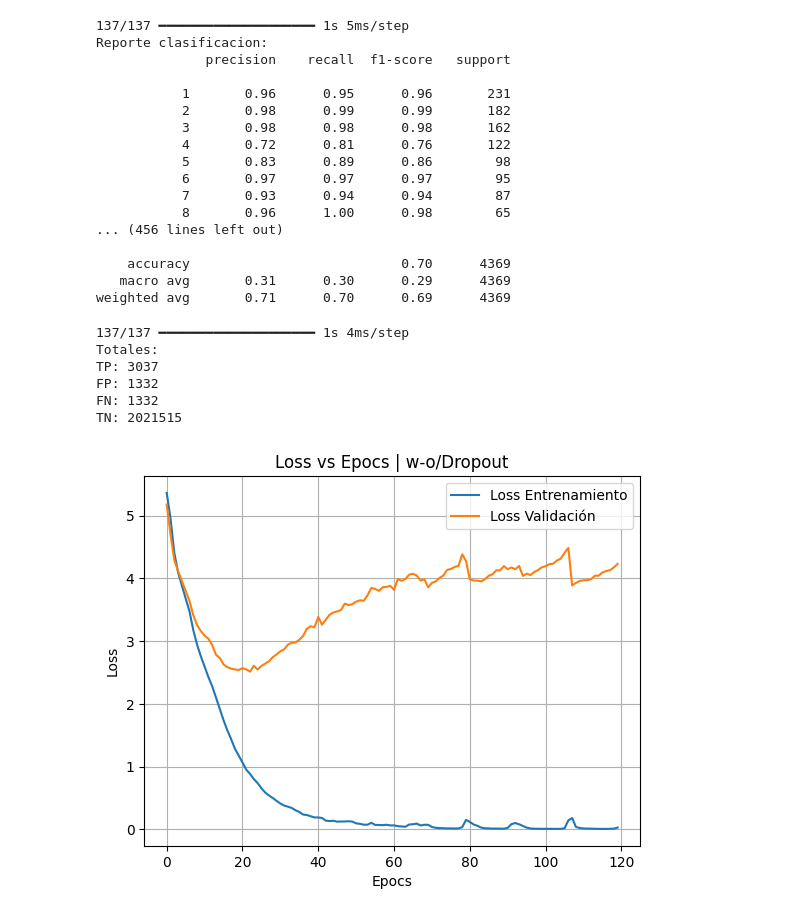
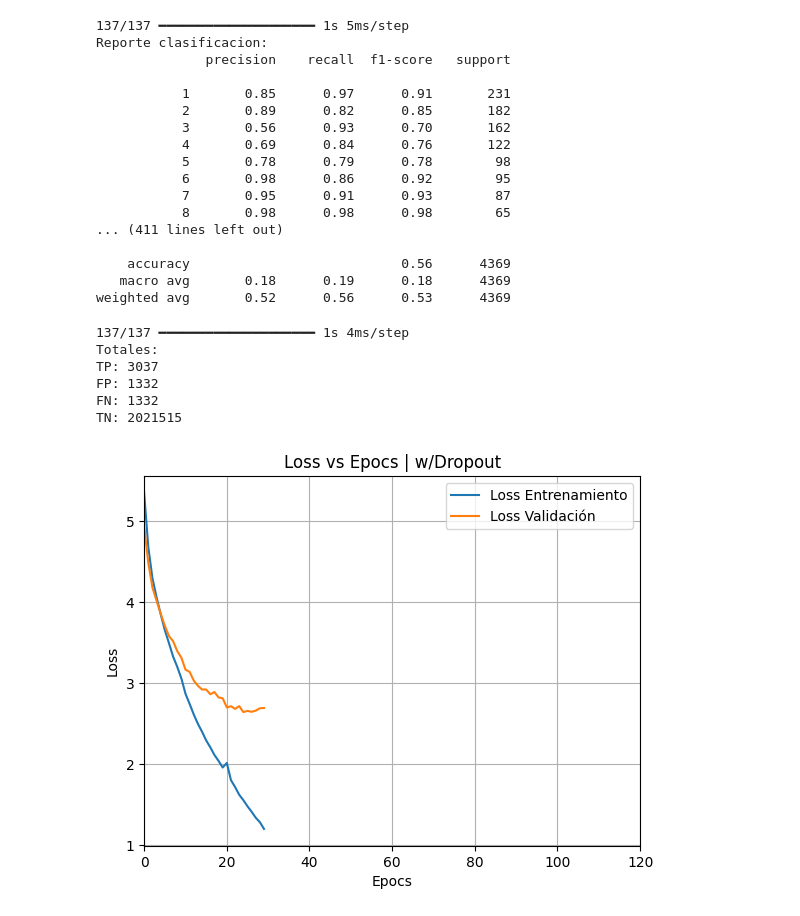
Before and after one commit to Lunusushi/Embedding-ML, a Jupyter notebook: Analisis.ipynb, the cells around one changed output. Cells and saved outputs as stored; diff of their text form; code cells hidden in the pictures.

```diff
--- a/Analisis.ipynb
+++ b/Analisis.ipynb
@@ -115,13 +103,13 @@ Accuracy en test: 69.51%
 # %%
 #Guarda el modelo
-model.save("modelo_generalwithDropout.keras")  #Cambiar nombres al momento de guardar
-with open("historyMGDropout.pkl", "wb") as f:        #Cambiar nombres al momento de guardar
+model.save("modelo_general_withDropout30epochs.keras")  #Cambiar nombres al momento de guardar
+with open("historyMGdropout30E.pkl", "wb") as f:        #Cambiar nombres al momento de guardar
     pickle.dump(history.history, f)
 # %%
 #Carga el modelo
-model = load_model("modelo_generalwithDropout.keras")
+model = load_model("modelo_general_withDropout30epochs.keras")
 
-with open("historyMGDropout.pkl", "rb") as f:    #Cambiar nombres al momento de guardar
+with open("historyMGdropout30E.pkl", "rb") as f:    #Cambiar nombres al momento de guardar
     history = pickle.load(f)
 # %%
 #Metricas de desempeño
@@ -136,17 +124,17 @@ print(f"Reporte clasificacion:\n{classification_report(y_test, y_pred_classes)}"
 Reporte clasificacion:
               precision    recall  f1-score   support
 
-           1       0.96      0.95      0.96       231
-           2       0.98      0.99      0.99       182
-           3       0.98      0.98      0.98       162
-           4       0.72      0.81      0.76       122
-           5       0.83      0.89      0.86        98
-           6       0.97      0.97      0.97        95
-           7       0.93      0.94      0.94        87
-           8       0.96      1.00      0.98        65
-... (456 lines left out)
+           1       0.85      0.97      0.91       231
+           2       0.89      0.82      0.85       182
+           3       0.56      0.93      0.70       162
+           4       0.69      0.84      0.76       122
+           5       0.78      0.79      0.78        98
+           6       0.98      0.86      0.92        95
+           7       0.95      0.91      0.93        87
+           8       0.98      0.98      0.98        65
+... (411 lines left out)
 
-    accuracy                           0.70      4369
-   macro avg       0.31      0.30      0.29      4369
-weighted avg       0.71      0.70      0.69      4369
+    accuracy                           0.56      4369
+   macro avg       0.18      0.19      0.18      4369
+weighted avg       0.52      0.56      0.53      4369
 # %%
@@ -191,12 +178,13 @@ TN: 2021515
 # %%
 #Grafico epoch vs loss
 plt.plot(history['loss'], label='Loss Entrenamiento')
 plt.plot(history['val_loss'], label='Loss Validación')
 plt.xlabel('Epocs')
 plt.ylabel('Loss')
 plt.legend()
-plt.title('Loss vs Epocs | w-o/Dropout')
+plt.title('Loss vs Epocs | w/Dropout')
 plt.grid(True)
+plt.xlim(0, 120)
 plt.show()
 # %% [output]
-[figure, old version]
+[figure, new version]
```
Also changed, not shown: parts of 3 cells of this notebook.
